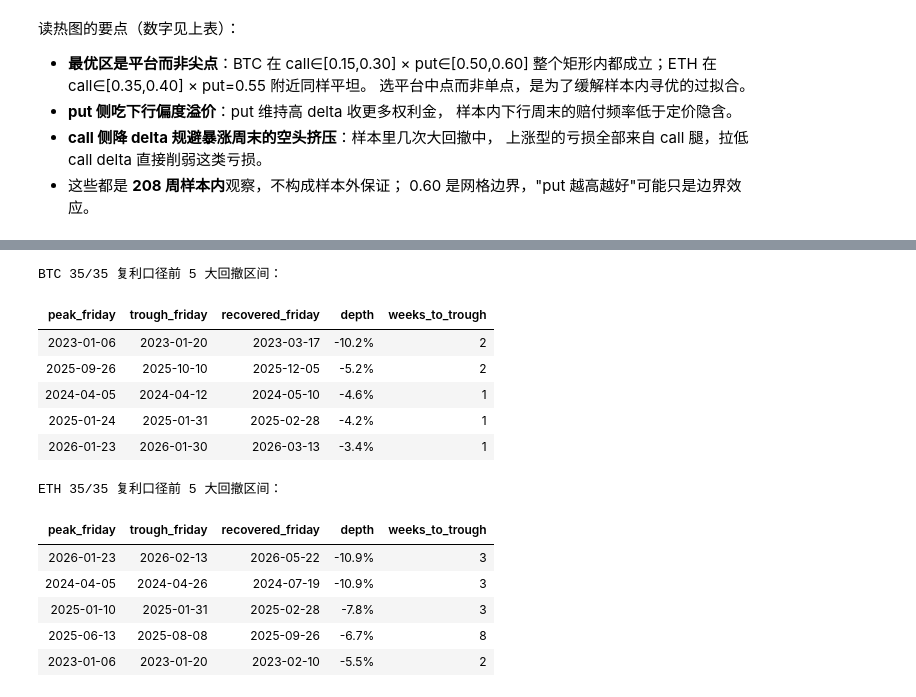
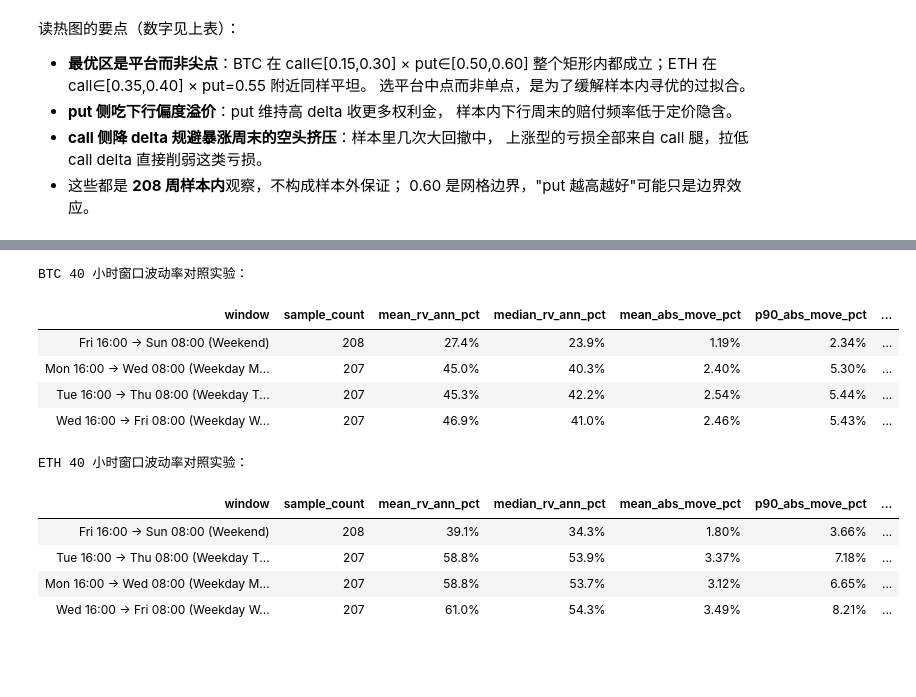
Before and after one commit to mizorewww/backtest, a Jupyter notebook: tasks/0001-weekend-strangle/notebook.ipynb, the cells around one changed output, grey strips where cells are left out. Cells and saved outputs as stored; diff of their text form; code cells hidden in the pictures; blank space fills up the shorter version.

Commit message:
feat(0001-weekend-strangle): 增加进阶量化分析、工作日对照实验与盘中强平路径模拟

```diff
--- a/tasks/0001-weekend-strangle/notebook.ipynb
+++ b/tasks/0001-weekend-strangle/notebook.ipynb
@@ -657,22 +665,30 @@ ETH 按 Calmar 排序前五：
 # %%
+from advanced_analysis import run_weekday_control, summarize_weekday_control
+
 for cur in ("BTC", "ETH"):
-    ep = drawdown_episodes(comp35[cur])
-    ep.to_csv(RESULTS_DIR / f"drawdowns_{cur}_35-35.csv", index=False)
-    print(f"\n{cur} 35/35 复利口径前 {len(ep)} 大回撤区间：")
-    display(ep.style.format({"depth": "{:.1%}"}).hide(axis="index"))
+    df_vrp_raw = run_weekday_control(cur)
+    if not df_vrp_raw.empty:
+        df_vrp_sum = summarize_weekday_control(df_vrp_raw, cur)
+        print(f"\n{cur} 40 小时窗口波动率对照实验：")
+        display(df_vrp_sum.style.format({
+            "mean_rv_ann_pct": "{:.1f}%",
+            "median_rv_ann_pct": "{:.1f}%",
+            "mean_abs_move_pct": "{:.2f}%",
+            "p90_abs_move_pct": "{:.2f}%",
+            "mean_max_swing_pct": "{:.2f}%",
+            "sim_win_rate_pct": "{:.1f}%"
+        }).hide(axis="index"))
 # %% [output]
-BTC 35/35 复利口径前 5 大回撤区间：
+BTC 40 小时窗口波动率对照实验：
-| peak_friday | trough_friday | recovered_friday | depth | weeks_to_trough |
-| 2023-01-06 | 2023-01-20 | 2023-03-17 | -10.2% | 2 |
-| 2025-09-26 | 2025-10-10 | 2025-12-05 | -5.2% | 2 |
-| 2024-04-05 | 2024-04-12 | 2024-05-10 | -4.6% | 1 |
-| 2025-01-24 | 2025-01-31 | 2025-02-28 | -4.2% | 1 |
-| 2026-01-23 | 2026-01-30 | 2026-03-13 | -3.4% | 1 |
+| window | sample_count | mean_rv_ann_pct | median_rv_ann_pct | mean_abs_move_pct | p90_abs_move_pct | ... |
+| Fri 16:00 -> Sun 08:00 (Weekend) | 208 | 27.4% | 23.9% | 1.19% | 2.34% | ... |
+| Mon 16:00 -> Wed 08:00 (Weekday M... | 207 | 45.0% | 40.3% | 2.40% | 5.30% | ... |
+| Tue 16:00 -> Thu 08:00 (Weekday T... | 207 | 45.3% | 42.2% | 2.54% | 5.44% | ... |
+| Wed 16:00 -> Fri 08:00 (Weekday W... | 207 | 46.9% | 41.0% | 2.46% | 5.43% | ... |
-ETH 35/35 复利口径前 5 大回撤区间：
+ETH 40 小时窗口波动率对照实验：
-| peak_friday | trough_friday | recovered_friday | depth | weeks_to_trough |
-| 2026-01-23 | 2026-02-13 | 2026-05-22 | -10.9% | 3 |
-| 2024-04-05 | 2024-04-26 | 2024-07-19 | -10.9% | 3 |
-| 2025-01-10 | 2025-01-31 | 2025-02-28 | -7.8% | 3 |
-| 2025-06-13 | 2025-08-08 | 2025-09-26 | -6.7% | 8 |
-| 2023-01-06 | 2023-01-20 | 2023-02-10 | -5.5% | 2 |
+| window | sample_count | mean_rv_ann_pct | median_rv_ann_pct | mean_abs_move_pct | p90_abs_move_pct | ... |
+| Fri 16:00 -> Sun 08:00 (Weekend) | 208 | 39.1% | 34.3% | 1.80% | 3.66% | ... |
+| Tue 16:00 -> Thu 08:00 (Weekday T... | 207 | 58.8% | 53.9% | 3.37% | 7.18% | ... |
+| Mon 16:00 -> Wed 08:00 (Weekday M... | 207 | 58.8% | 53.7% | 3.12% | 6.65% | ... |
+| Wed 16:00 -> Fri 08:00 (Weekday W... | 207 | 61.0% | 54.3% | 3.49% | 8.21% | ... |
 # %% [markdown]
```
Also changed, not shown: parts of 14 cells of this notebook, 26 other files.
